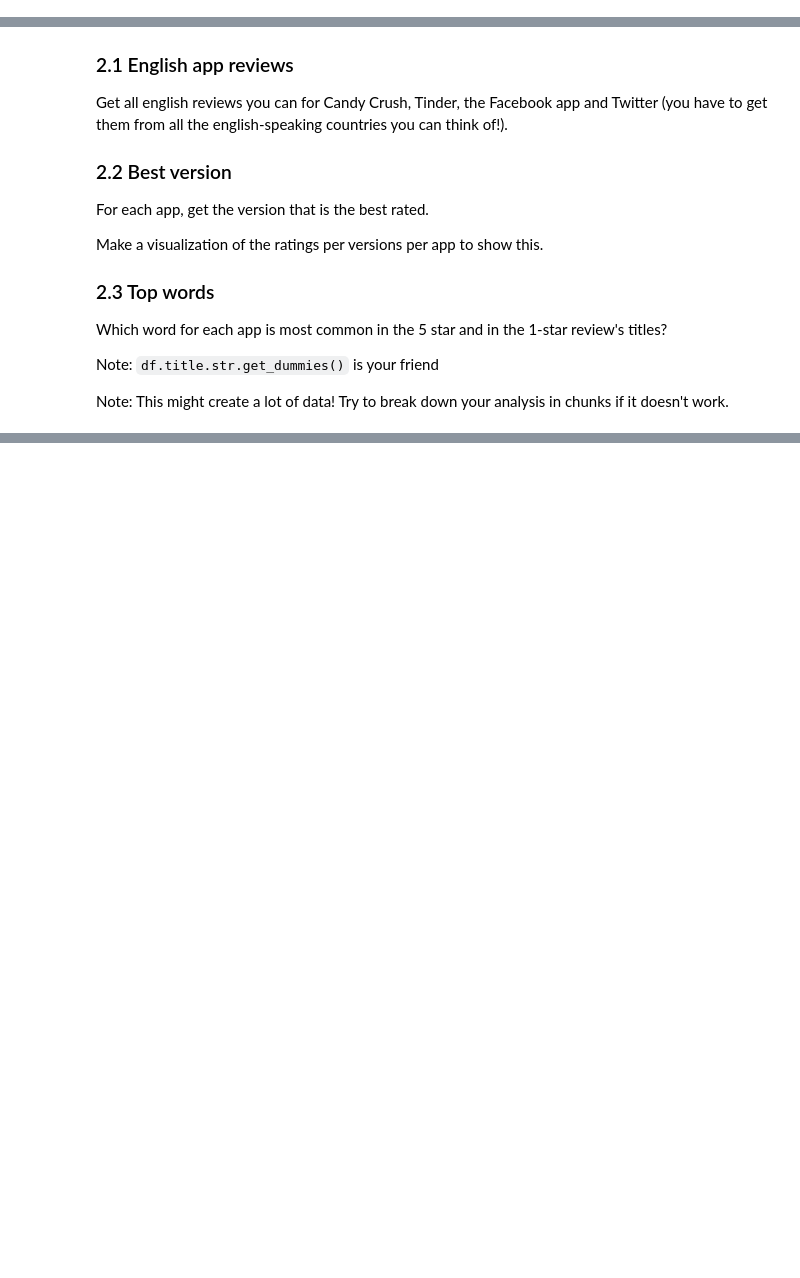
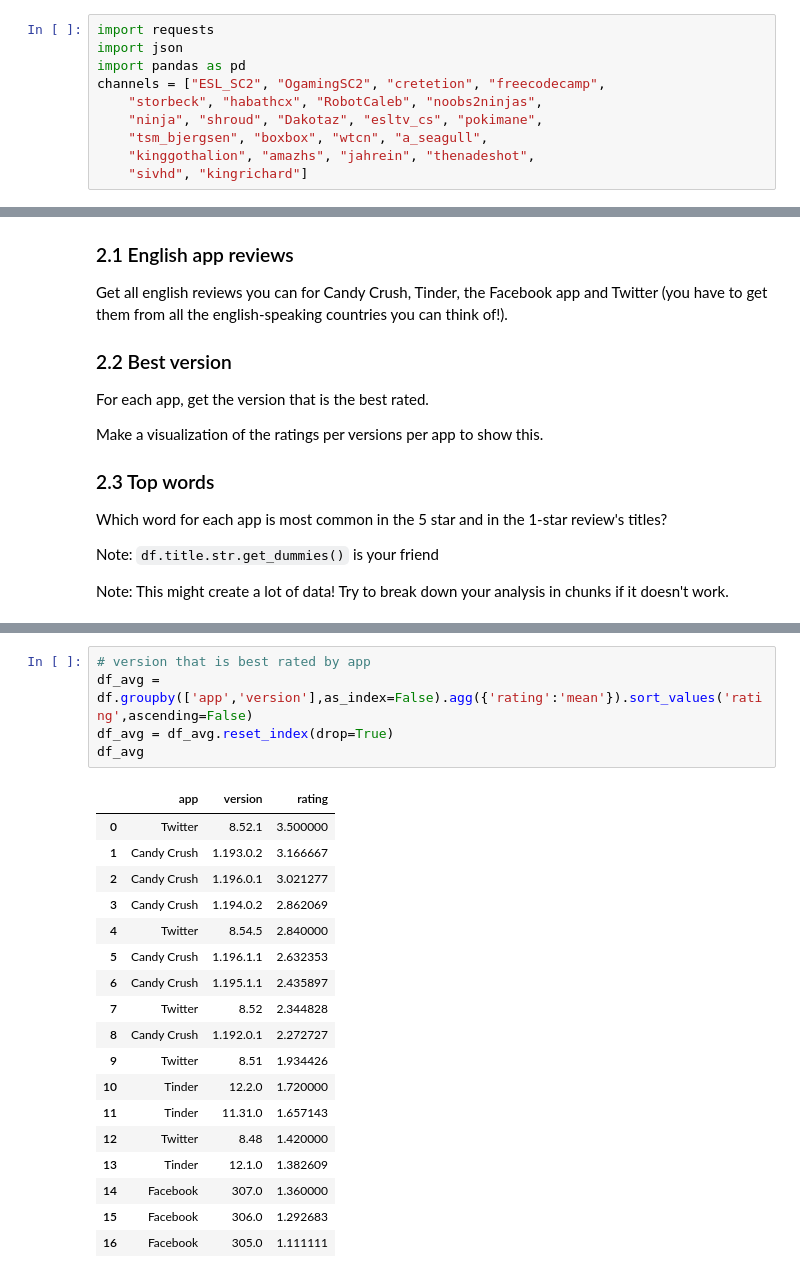
Before and after one commit to cb-ds-1/4-5-web-data, a Jupyter notebook: workshop.ipynb, the cells around one changed output, grey strips where cells are left out. Drawn from its saved outputs; the diff is of its cells as text; blank space fills up the shorter version.

```diff
--- a/workshop.ipynb
+++ b/workshop.ipynb
@@ -17,3 +17,13 @@ Get the data from the following channels:
 To make into a dataframe that looks like this:
 
 ![](twitch.png)
+# %%
+import requests
+import json
+import pandas as pd
+channels = ["ESL_SC2", "OgamingSC2", "cretetion", "freecodecamp",
+    "storbeck", "habathcx", "RobotCaleb", "noobs2ninjas",
+    "ninja", "shroud", "Dakotaz", "esltv_cs", "pokimane",
+    "tsm_bjergsen", "boxbox", "wtcn", "a_seagull",
+    "kinggothalion", "amazhs", "jahrein", "thenadeshot",
+    "sivhd", "kingrichard"]
@@ -57,0 +180,24 @@ Note: This might create a lot of data! Try to break down your analysis in chunks
+# %%
+# version that is best rated by app
+df_avg = df.groupby(['app','version'],as_index=False).agg({'rating':'mean'}).sort_values('rating',ascending=False)
+df_avg = df_avg.reset_index(drop=True)
+df_avg
+# %% [output]
+|  | app | version | rating |
+| 0 | Twitter | 8.52.1 | 3.500000 |
+| 1 | Candy Crush | 1.193.0.2 | 3.166667 |
+| 2 | Candy Crush | 1.196.0.1 | 3.021277 |
+| 3 | Candy Crush | 1.194.0.2 | 2.862069 |
+| 4 | Twitter | 8.54.5 | 2.840000 |
+| 5 | Candy Crush | 1.196.1.1 | 2.632353 |
+| 6 | Candy Crush | 1.195.1.1 | 2.435897 |
+| 7 | Twitter | 8.52 | 2.344828 |
+| 8 | Candy Crush | 1.192.0.1 | 2.272727 |
+| 9 | Twitter | 8.51 | 1.934426 |
+| 10 | Tinder | 12.2.0 | 1.720000 |
+| 11 | Tinder | 11.31.0 | 1.657143 |
+| 12 | Twitter | 8.48 | 1.420000 |
+| 13 | Tinder | 12.1.0 | 1.382609 |
+| 14 | Facebook | 307.0 | 1.360000 |
+| 15 | Facebook | 306.0 | 1.292683 |
+| 16 | Facebook | 305.0 | 1.111111 |
```
Also changed, not shown: parts of 9 cells of this notebook.
